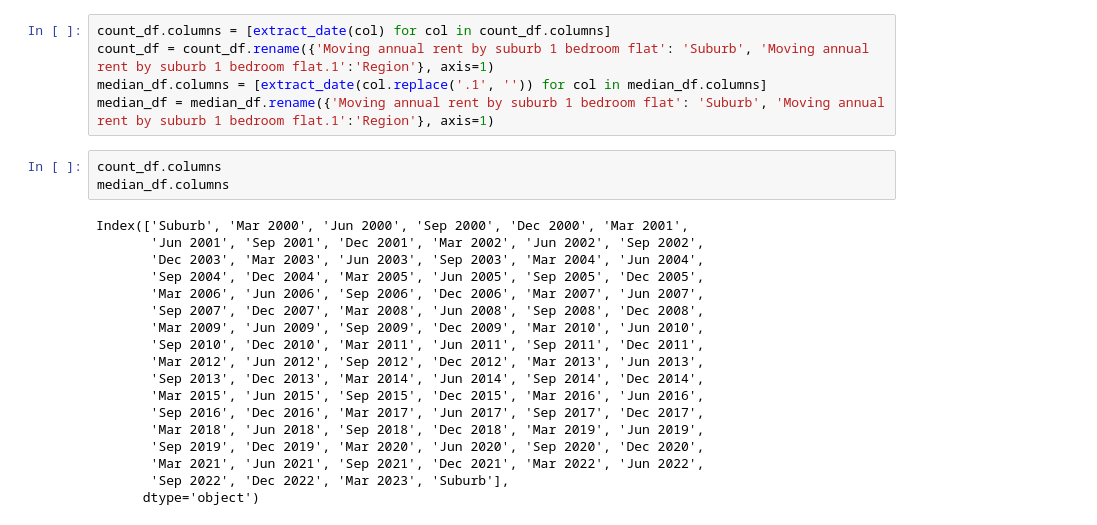
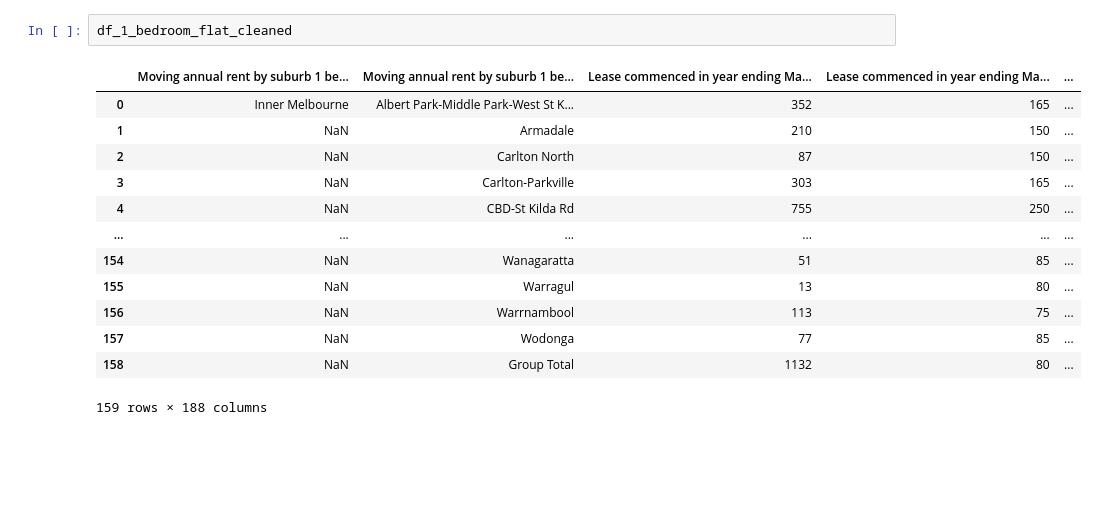
Before and after one commit to MAST30034-AppliedDataScience/project-2-group-real-estate-industry-project-25, a Jupyter notebook: notebooks/history.ipynb, the cells around one changed output. Drawn from its saved outputs; the diff is of its cells as text; blank space fills up the shorter version.

```diff
--- a/notebooks/history.ipynb
+++ b/notebooks/history.ipynb
@@ -85,26 +14,16 @@ Index(['Moving annual rent by suburb 1 bedroom flat',
-# %%
-count_df.columns = [extract_date(col) for col in count_df.columns]
-count_df = count_df.rename({'Moving annual rent by suburb 1 bedroom flat': 'Suburb', 'Moving annual rent by suburb 1 bedroom flat.1':'Region'}, axis=1)
-median_df.columns = [extract_date(col.replace('.1', '')) for col in median_df.columns]
-median_df = median_df.rename({'Moving annual rent by suburb 1 bedroom flat': 'Suburb', 'Moving annual rent by suburb 1 bedroom flat.1':'Region'}, axis=1)
-# %%
-count_df.columns
-median_df.columns
-# %% [output]
-Index(['Suburb', 'Mar 2000', 'Jun 2000', 'Sep 2000', 'Dec 2000', 'Mar 2001',
-       'Jun 2001', 'Sep 2001', 'Dec 2001', 'Mar 2002', 'Jun 2002', 'Sep 2002',
-       'Dec 2003', 'Mar 2003', 'Jun 2003', 'Sep 2003', 'Mar 2004', 'Jun 2004',
-       'Sep 2004', 'Dec 2004', 'Mar 2005', 'Jun 2005', 'Sep 2005', 'Dec 2005',
-       'Mar 2006', 'Jun 2006', 'Sep 2006', 'Dec 2006', 'Mar 2007', 'Jun 2007',
-       'Sep 2007', 'Dec 2007', 'Mar 2008', 'Jun 2008', 'Sep 2008', 'Dec 2008',
-       'Mar 2009', 'Jun 2009', 'Sep 2009', 'Dec 2009', 'Mar 2010', 'Jun 2010',
-       'Sep 2010', 'Dec 2010', 'Mar 2011', 'Jun 2011', 'Sep 2011', 'Dec 2011',
-       'Mar 2012', 'Jun 2012', 'Sep 2012', 'Dec 2012', 'Mar 2013', 'Jun 2013',
-       'Sep 2013', 'Dec 2013', 'Mar 2014', 'Jun 2014', 'Sep 2014', 'Dec 2014',
-       'Mar 2015', 'Jun 2015', 'Sep 2015', 'Dec 2015', 'Mar 2016', 'Jun 2016',
-       'Sep 2016', 'Dec 2016', 'Mar 2017', 'Jun 2017', 'Sep 2017', 'Dec 2017',
-       'Mar 2018', 'Jun 2018', 'Sep 2018', 'Dec 2018', 'Mar 2019', 'Jun 2019',
-       'Sep 2019', 'Dec 2019', 'Mar 2020', 'Jun 2020', 'Sep 2020', 'Dec 2020',
-       'Mar 2021', 'Jun 2021', 'Sep 2021', 'Dec 2021', 'Mar 2022', 'Jun 2022',
-       'Sep 2022', 'Dec 2022', 'Mar 2023', 'Suburb'],
-      dtype='object')
+# %%
+df_1_bedroom_flat_cleaned
+# %% [output]
+|  | Moving annual rent by suburb 1 be... | Moving annual rent by suburb 1 be... | Lease commenced in year ending Ma... | Lease commenced in year ending Ma... | ... |
+| 0 | Inner Melbourne | Albert Park-Middle Park-West St K... | 352 | 165 | ... |
+| 1 | NaN | Armadale | 210 | 150 | ... |
+| 2 | NaN | Carlton North | 87 | 150 | ... |
+| 3 | NaN | Carlton-Parkville | 303 | 165 | ... |
+| 4 | NaN | CBD-St Kilda Rd | 755 | 250 | ... |
+| ... | ... | ... | ... | ... | ... |
+| 154 | NaN | Wanagaratta | 51 | 85 | ... |
+| 155 | NaN | Warragul | 13 | 80 | ... |
+| 156 | NaN | Warrnambool | 113 | 75 | ... |
+| 157 | NaN | Wodonga | 77 | 85 | ... |
+| 158 | NaN | Group Total | 1132 | 80 | ... |
+159 rows × 188 columns
```
Also changed, not shown: parts of 21 cells of this notebook.
